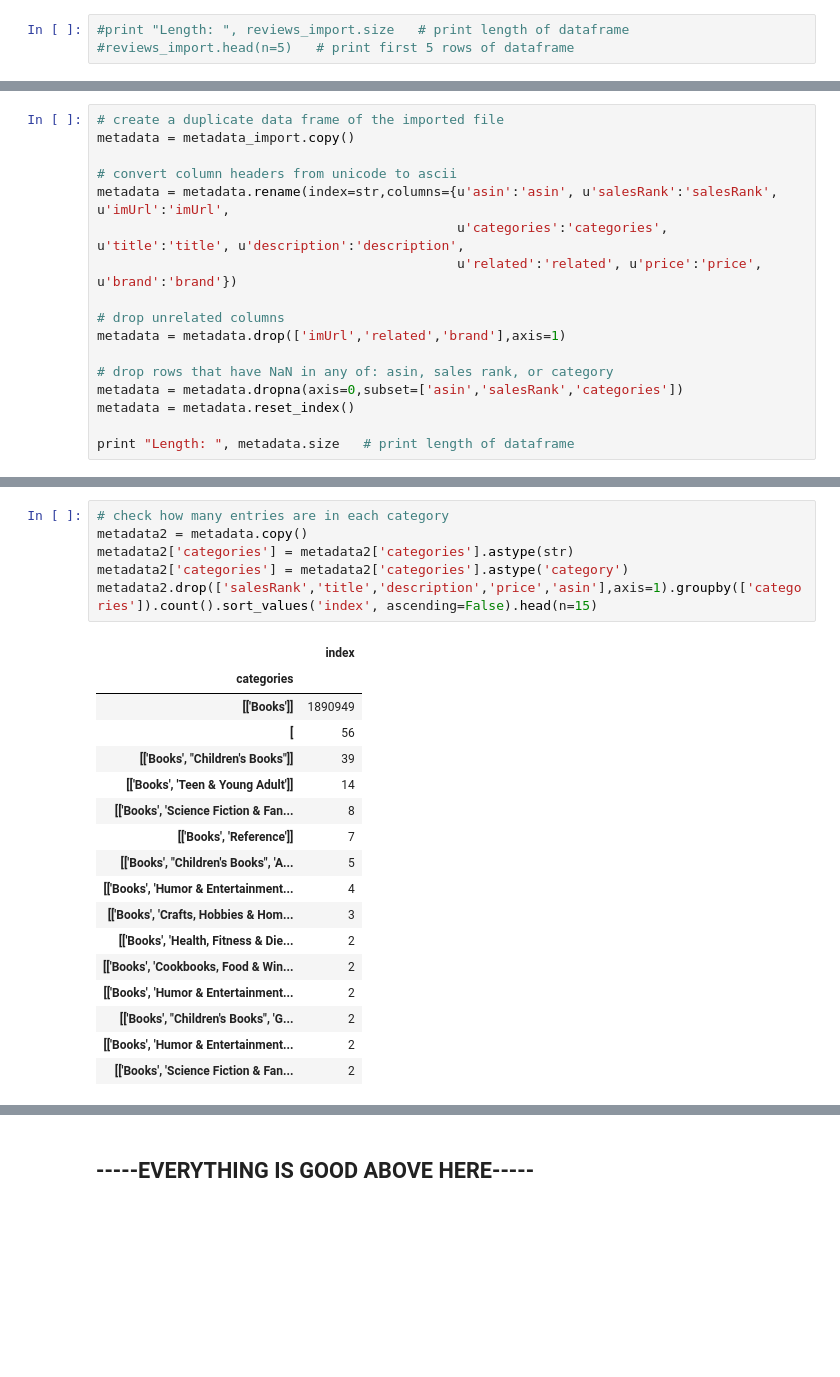
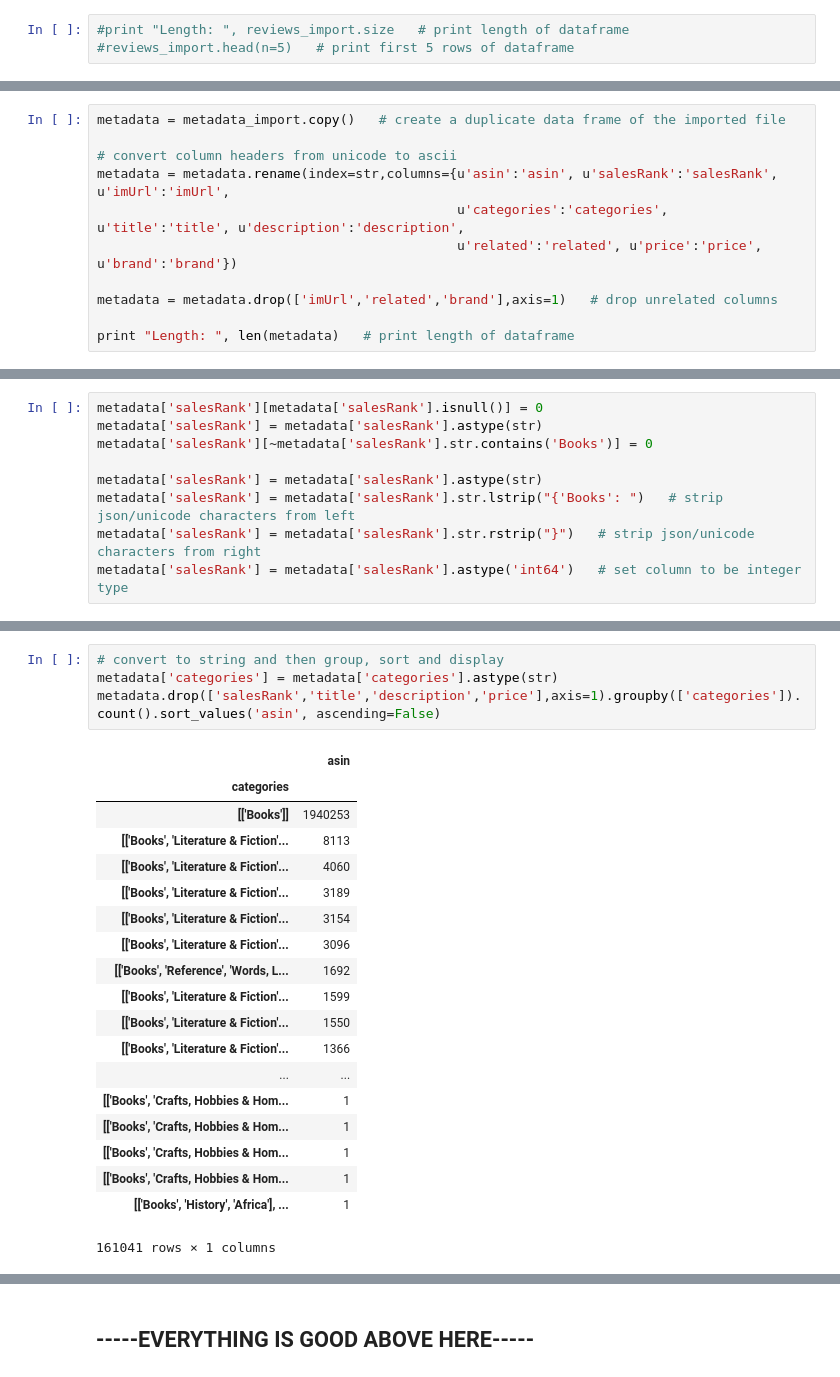
Before and after one commit to kathrynhamilton/207finalproject, a Jupyter notebook: w207_final_project.ipynb, the cells around one changed output, grey strips where cells are left out. Drawn from its saved outputs; the diff is of its cells as text; blank space fills up the shorter version.

```diff
--- a/w207_final_project.ipynb
+++ b/w207_final_project.ipynb
@@ -95,18 +95,12 @@ We drop the columns that are of no use to us, and drop rows that do not contain
 # %%
-# create a duplicate data frame of the imported file
-metadata = metadata_import.copy()
+metadata = metadata_import.copy()   # create a duplicate data frame of the imported file
 
 # convert column headers from unicode to ascii
 metadata = metadata.rename(index=str,columns={u'asin':'asin', u'salesRank':'salesRank', u'imUrl':'imUrl',
                                               u'categories':'categories', u'title':'title', u'description':'description',
                                               u'related':'related', u'price':'price', u'brand':'brand'})
 
-# drop unrelated columns
-metadata = metadata.drop(['imUrl','related','brand'],axis=1)
+metadata = metadata.drop(['imUrl','related','brand'],axis=1)   # drop unrelated columns
 
-# drop rows that have NaN in any of: asin, sales rank, or category
-metadata = metadata.dropna(axis=0,subset=['asin','salesRank','categories'])
-metadata = metadata.reset_index()
-
-print "Length: ", metadata.size   # print length of dataframe
+print "Length: ", len(metadata)   # print length of dataframe
 # %% [output]
@@ -117,0 +110,9 @@ Now, let's check to see how many books fall into each category.
+# %%
+metadata['salesRank'][metadata['salesRank'].isnull()] = 0
+metadata['salesRank'] = metadata['salesRank'].astype(str)
+metadata['salesRank'][~metadata['salesRank'].str.contains('Books')] = 0
+
+metadata['salesRank'] = metadata['salesRank'].astype(str)
+metadata['salesRank'] = metadata['salesRank'].str.lstrip("{'Books': ")   # strip json/unicode characters from left
+metadata['salesRank'] = metadata['salesRank'].str.rstrip("}")   # strip json/unicode characters from right
+metadata['salesRank'] = metadata['salesRank'].astype('int64')   # set column to be integer type
@@ -118,25 +146,25 @@ Now, let's check to see how many books fall into each category.
 # %%
-# check how many entries are in each category
-metadata2 = metadata.copy()
-metadata2['categories'] = metadata2['categories'].astype(str)
-metadata2['categories'] = metadata2['categories'].astype('category')
-metadata2.drop(['salesRank','title','description','price','asin'],axis=1).groupby(['categories']).count().sort_values('index', ascending=False).head(n=15)
+# convert to string and then group, sort and display
+metadata['categories'] = metadata['categories'].astype(str)
+metadata.drop(['salesRank','title','description','price'],axis=1).groupby(['categories']).count().sort_values('asin', ascending=False)
 # %% [output]
-|  | index |
+|  | asin |
 | categories |  |
-| [['Books']] | 1890949 |
-| [ | 56 |
-| [['Books', "Children's Books"]] | 39 |
-| [['Books', 'Teen & Young Adult']] | 14 |
-| [['Books', 'Science Fiction & Fan... | 8 |
-| [['Books', 'Reference']] | 7 |
-| [['Books', "Children's Books", 'A... | 5 |
-| [['Books', 'Humor & Entertainment... | 4 |
-| [['Books', 'Crafts, Hobbies & Hom... | 3 |
-| [['Books', 'Health, Fitness & Die... | 2 |
-| [['Books', 'Cookbooks, Food & Win... | 2 |
-| [['Books', 'Humor & Entertainment... | 2 |
-| [['Books', "Children's Books", 'G... | 2 |
-| [['Books', 'Humor & Entertainment... | 2 |
-| [['Books', 'Science Fiction & Fan... | 2 |
+| [['Books']] | 1940253 |
+| [['Books', 'Literature & Fiction'... | 8113 |
+| [['Books', 'Literature & Fiction'... | 4060 |
+| [['Books', 'Literature & Fiction'... | 3189 |
+| [['Books', 'Literature & Fiction'... | 3154 |
+| [['Books', 'Literature & Fiction'... | 3096 |
+| [['Books', 'Reference', 'Words, L... | 1692 |
+| [['Books', 'Literature & Fiction'... | 1599 |
+| [['Books', 'Literature & Fiction'... | 1550 |
+| [['Books', 'Literature & Fiction'... | 1366 |
+| ... | ... |
+| [['Books', 'Crafts, Hobbies & Hom... | 1 |
+| [['Books', 'Crafts, Hobbies & Hom... | 1 |
+| [['Books', 'Crafts, Hobbies & Hom... | 1 |
+| [['Books', 'Crafts, Hobbies & Hom... | 1 |
+| [['Books', 'History', 'Africa'], ... | 1 |
+161041 rows × 1 columns
 # %% [markdown]
```
Also changed, not shown: parts of 49 cells of this notebook.
